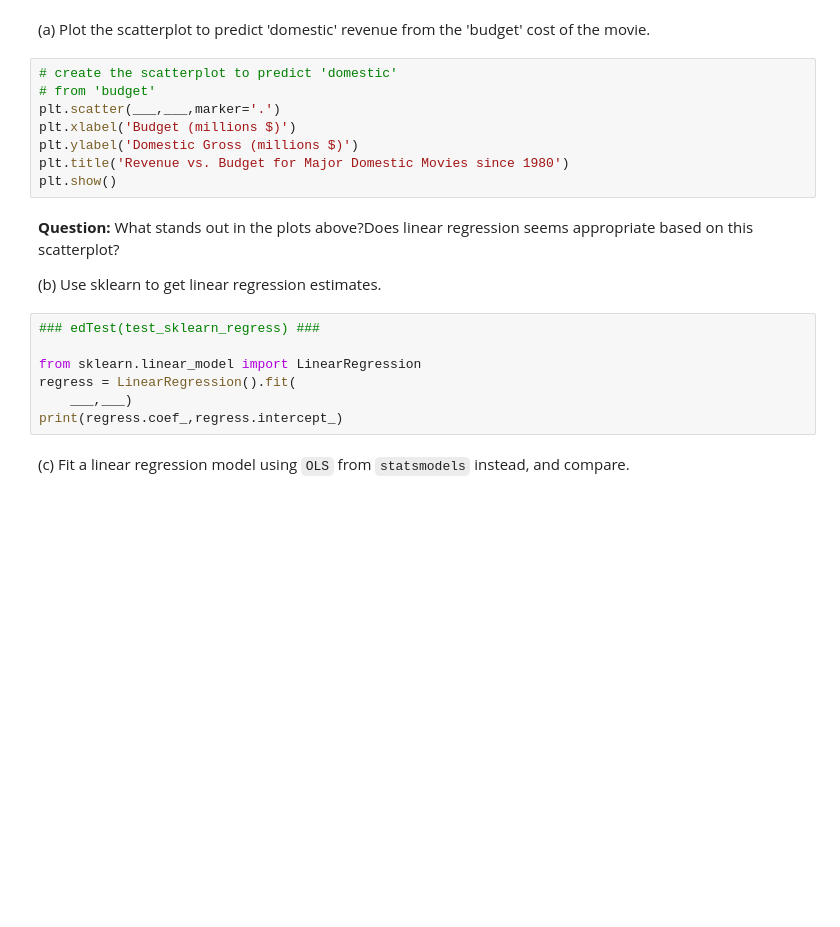
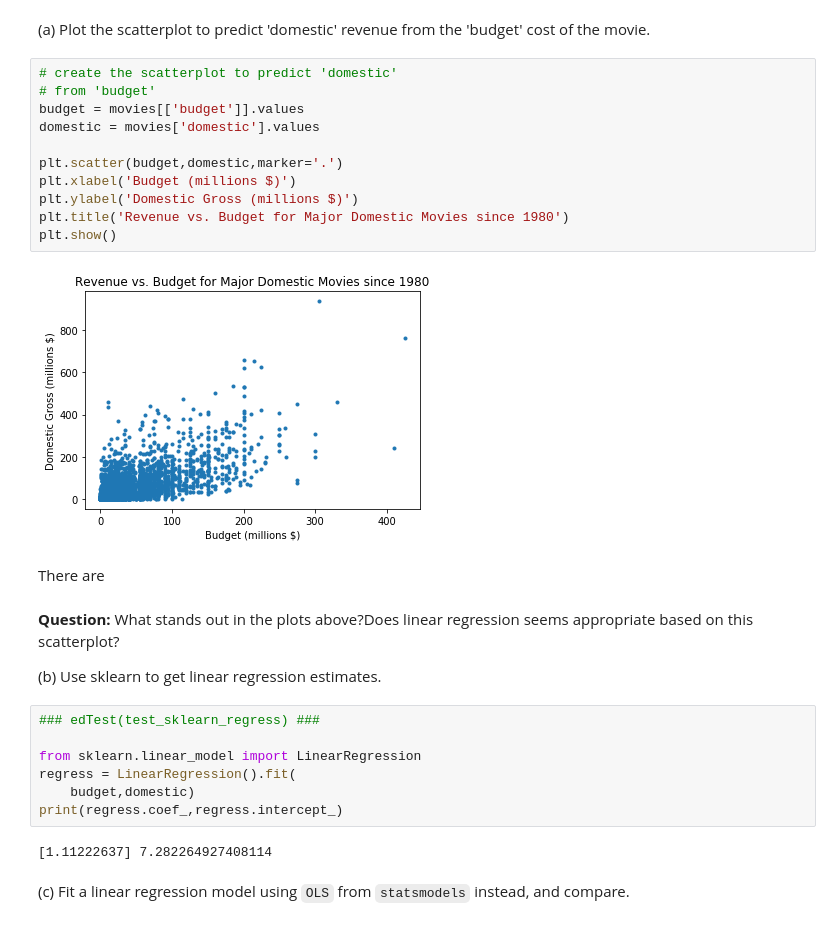
Before and after one commit to Harvard-IACS/2020-CS109A, a Jupyter notebook: content/lectures/lecture08/notebook/lec8-ex2-challenge.ipynb, the cells around one changed output. Saved outputs shown, nothing was run; the diff lists cells and outputs as text; blank space fills up the shorter version.

```diff
--- a/content/lectures/lecture08/notebook/lec8-ex2-challenge.ipynb
+++ b/content/lectures/lecture08/notebook/lec8-ex2-challenge.ipynb
@@ -50,11 +57,18 @@ movies.head()
 # %%
 # create the scatterplot to predict 'domestic'
 # from 'budget'
-plt.scatter(___,___,marker='.')
+budget = movies[['budget']].values
+domestic = movies['domestic'].values
+
+plt.scatter(budget,domestic,marker='.')
 plt.xlabel('Budget (millions $)')
 plt.ylabel('Domestic Gross (millions $)')
 plt.title('Revenue vs. Budget for Major Domestic Movies since 1980')
 plt.show()
+# %% [output]
+[figure, added]
+# %% [markdown]
+There are
 # %% [markdown]
 **Question:** What stands out in the plots above?Does linear regression seems appropriate based on this scatterplot?
 
@@ -64,8 +78,10 @@ plt.show()
 
 from sklearn.linear_model import LinearRegression
 regress = LinearRegression().fit(
-    ___,___)
+    budget,domestic)
 print(regress.coef_,regress.intercept_)
+# %% [output]
+[1.11222637] 7.282264927408114
 # %% [markdown]
 (c) Fit a linear regression model using `OLS` from `statsmodels` instead, and compare.
 # %%
```
Also changed, not shown: parts of 8 cells of this notebook, 1 other file.
